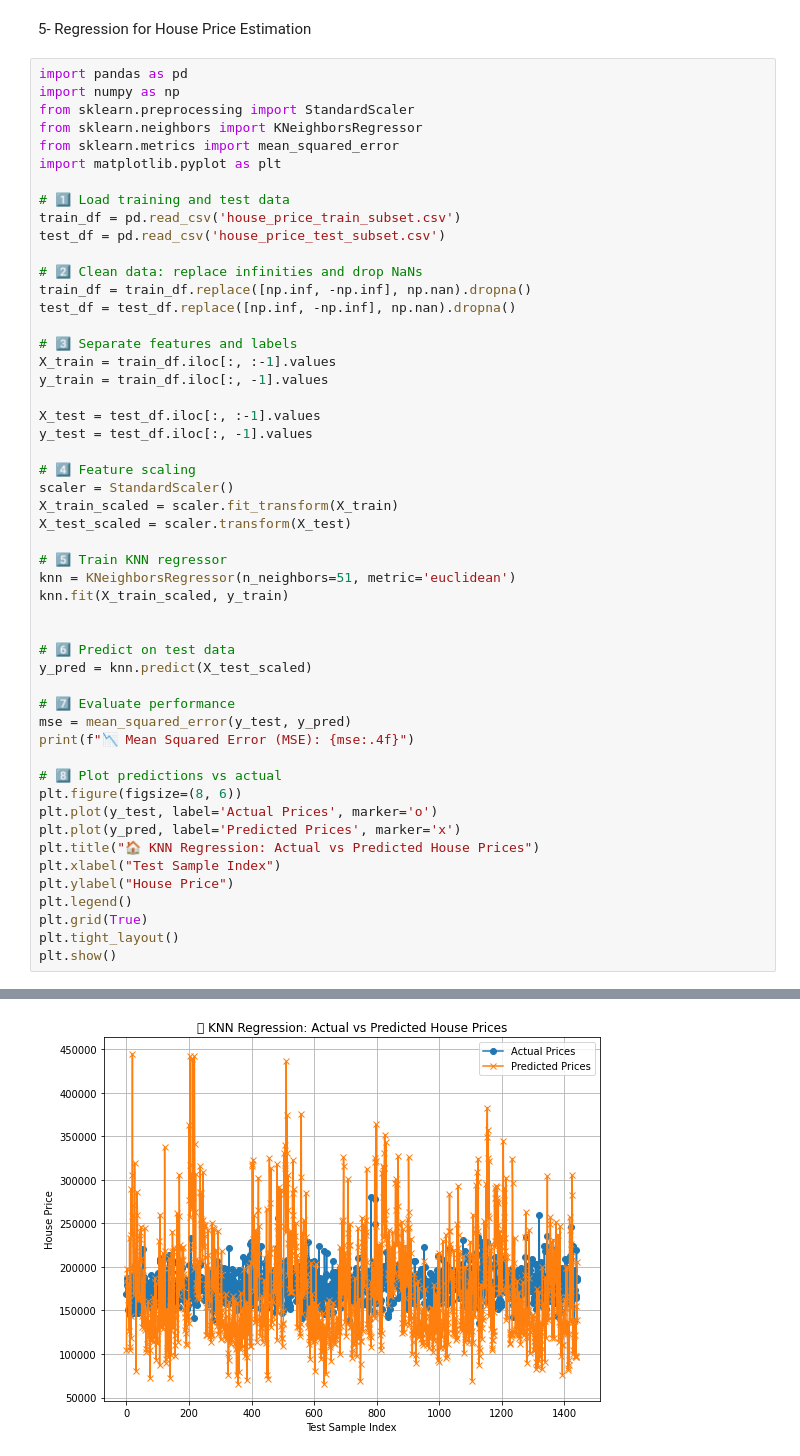
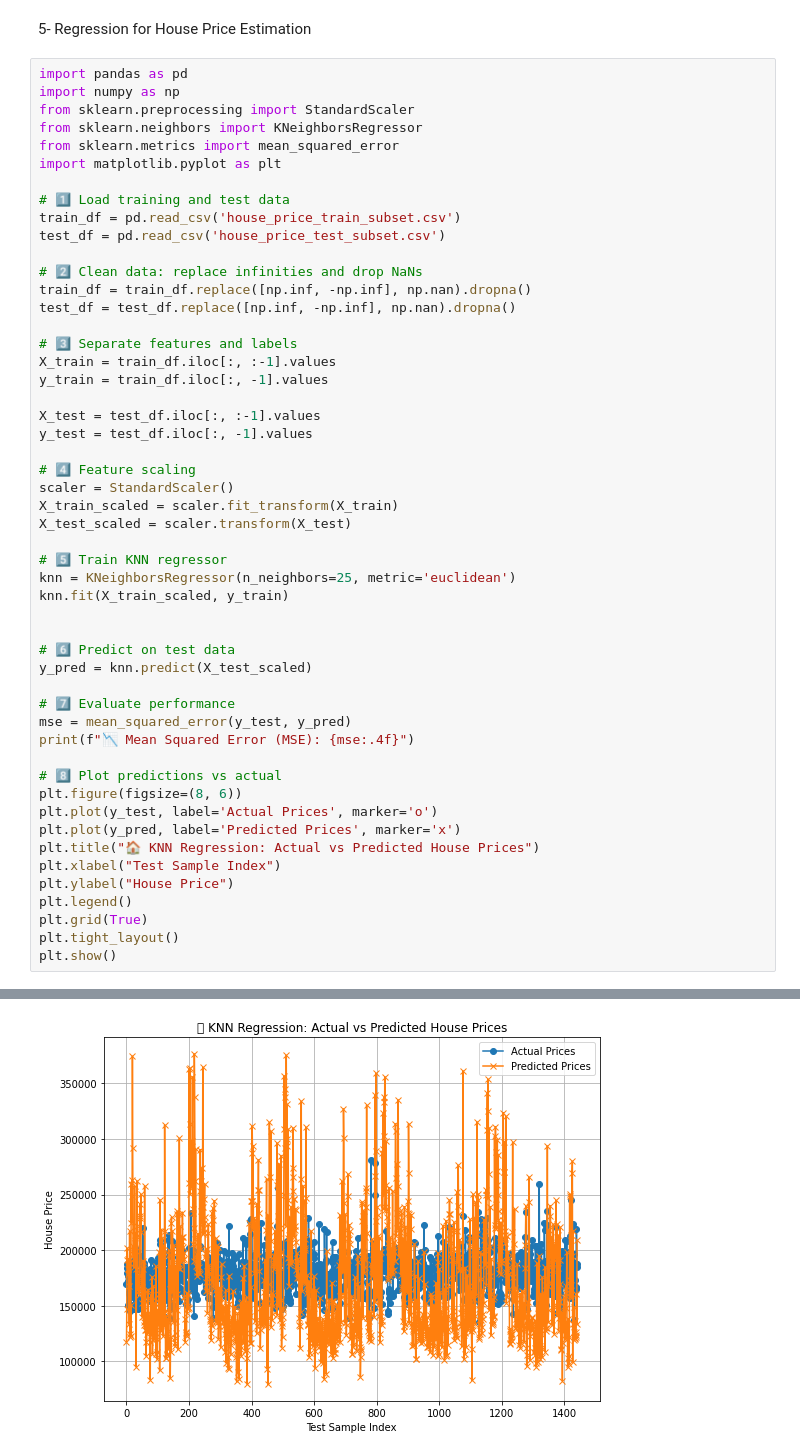
Before and after one commit to 4mbilal/MLexperiments, a Jupyter notebook: ML_Basics/Ex01_KNN_Classification_Regression.ipynb, the cells around one changed output, grey strips where cells are left out. Drawn from its saved outputs; the diff is of its cells as text.

```diff
--- a/ML_Basics/Ex01_KNN_Classification_Regression.ipynb
+++ b/ML_Basics/Ex01_KNN_Classification_Regression.ipynb
@@ -328,7 +280,7 @@ X_train_scaled = scaler.fit_transform(X_train)
 X_test_scaled = scaler.transform(X_test)
 
 # 5️⃣ Train KNN regressor
-knn = KNeighborsRegressor(n_neighbors=51, metric='euclidean')
+knn = KNeighborsRegressor(n_neighbors=25, metric='euclidean')
 knn.fit(X_train_scaled, y_train)
 
 
@@ -355 +307 @@ plt.show()
-[figure, old version]
+[figure, new version]
```
Also changed, not shown: parts of 4 cells of this notebook.
